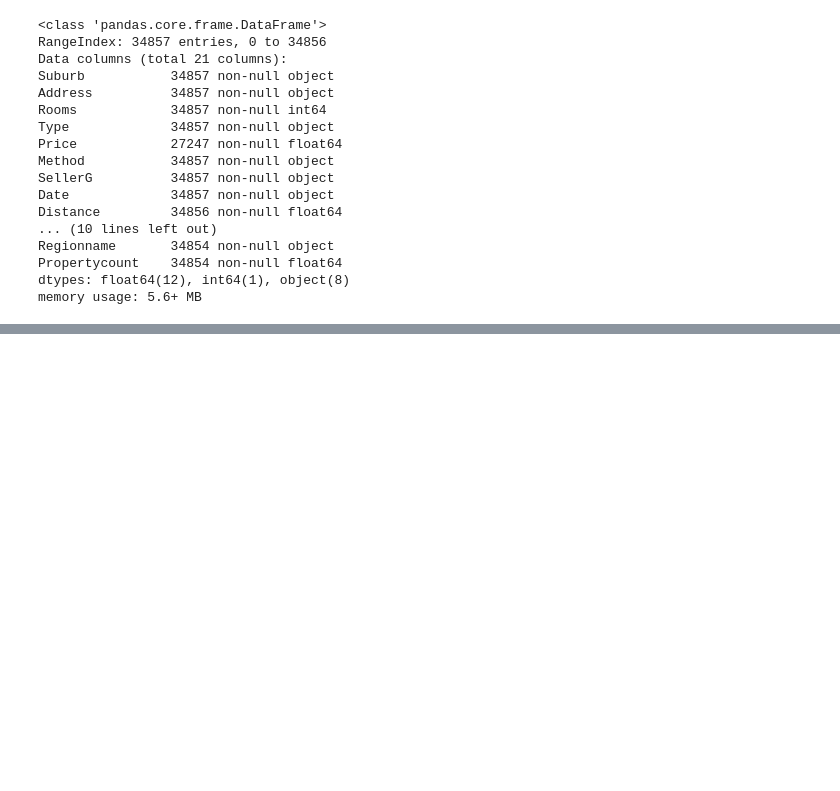
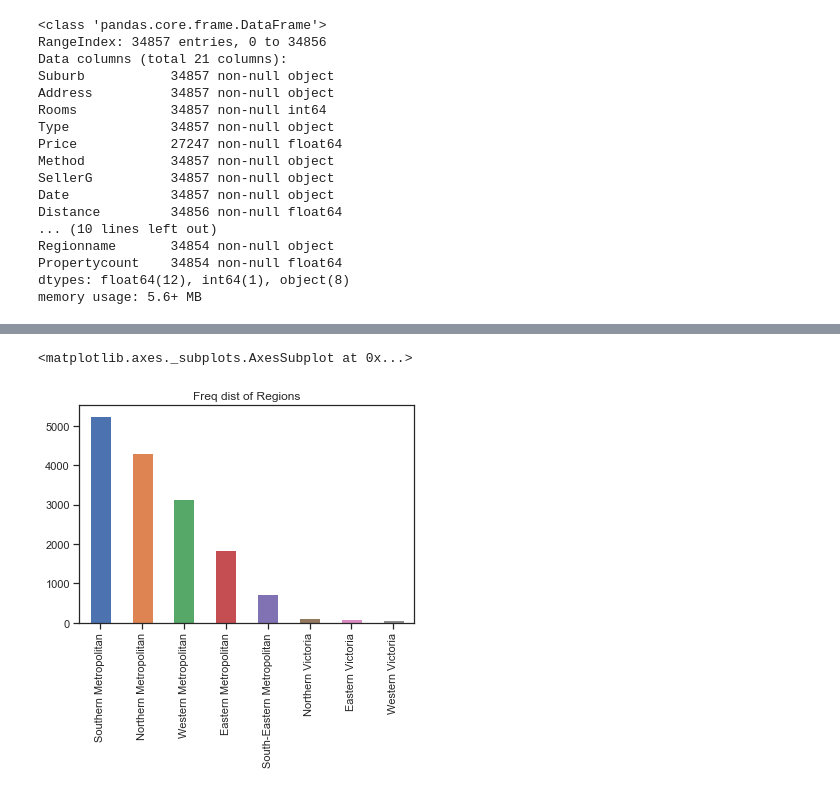
Before and after one commit to leticiapinho/melbourne-house-pricing, a Jupyter notebook: main_notebook.ipynb, the cells around one changed output, grey strips where cells are left out. Saved outputs shown, nothing was run; the diff lists cells and outputs as text; code cells hidden in the pictures; blank space fills up the shorter version.

```diff
--- a/main_notebook.ipynb
+++ b/main_notebook.ipynb
@@ -114 +199,6 @@ Western Victoria                115
 Name: Regionname, dtype: int64
+# %%
+df['Regionname'].value_counts().plot.bar(title='Freq dist of Regions')
+# %% [output]
+<matplotlib.axes._subplots.AxesSubplot at 0x...>
+[figure, added]
```
Also changed, not shown: parts of 33 cells of this notebook, 1 other file.
